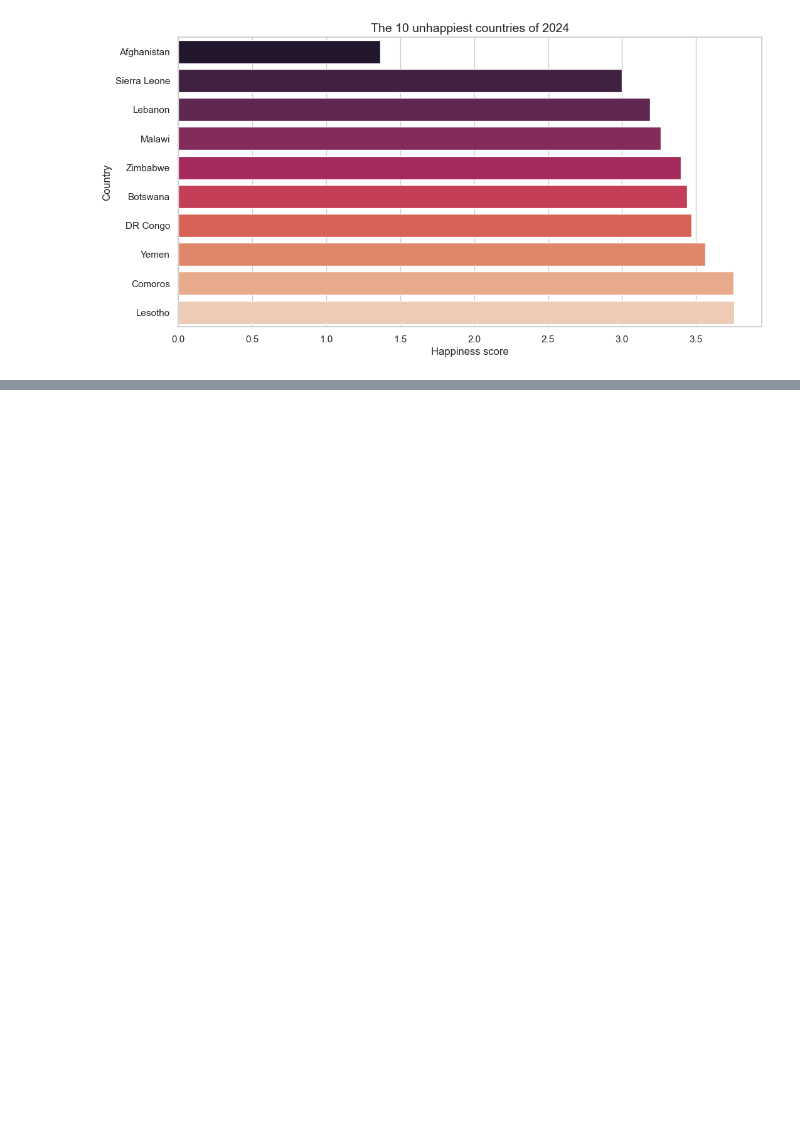
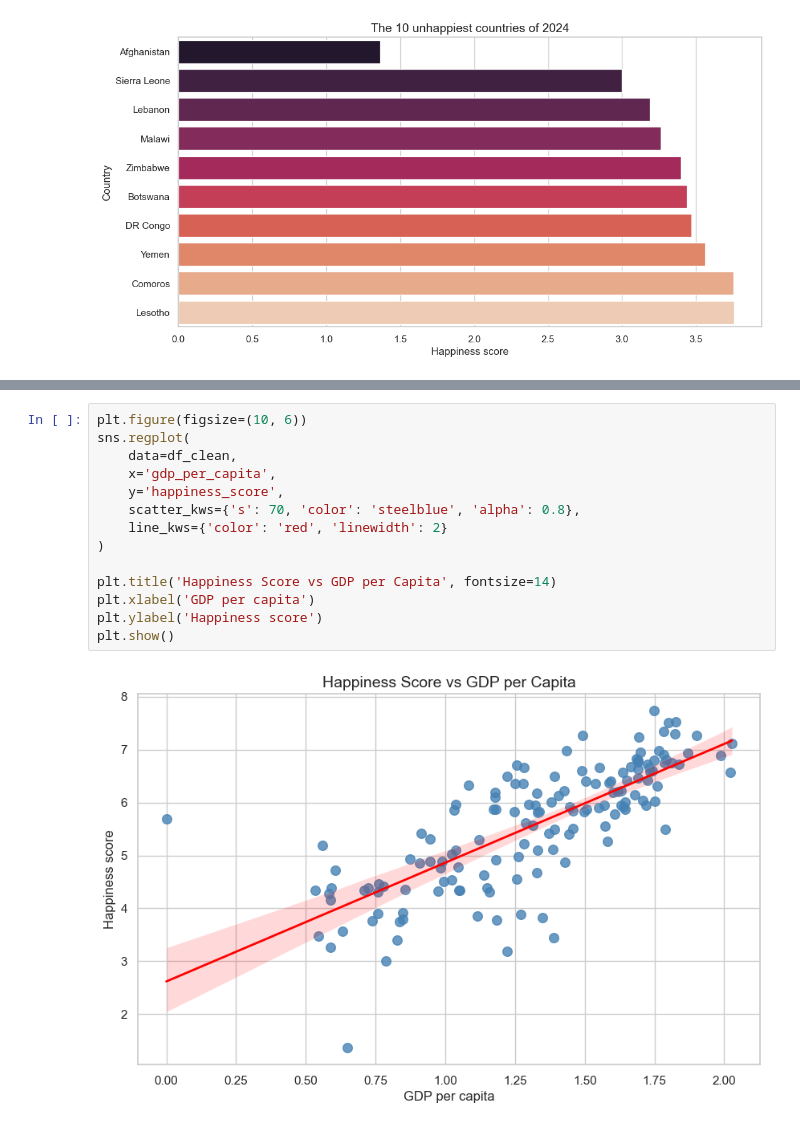
Before and after one commit to josemarin-create/eda-happiness-2024, a Jupyter notebook: notebooks/eda_happiness.ipynb, the cells around one changed output, grey strips where cells are left out. Drawn from its saved outputs; the diff is of its cells as text; blank space fills up the shorter version.

```diff
--- a/notebooks/eda_happiness.ipynb
+++ b/notebooks/eda_happiness.ipynb
@@ -478,0 +503,16 @@ La comparación conjunta entre los países más felices y menos felices permite
+# %%
+plt.figure(figsize=(10, 6))
+sns.regplot(
+    data=df_clean,
+    x='gdp_per_capita',
+    y='happiness_score',
+    scatter_kws={'s': 70, 'color': 'steelblue', 'alpha': 0.8},
+    line_kws={'color': 'red', 'linewidth': 2}
+)
+
+plt.title('Happiness Score vs GDP per Capita', fontsize=14)
+plt.xlabel('GDP per capita')
+plt.ylabel('Happiness score')
+plt.show()
+# %% [output]
+[figure, added]
```
Also changed, not shown: parts of 39 cells of this notebook.
